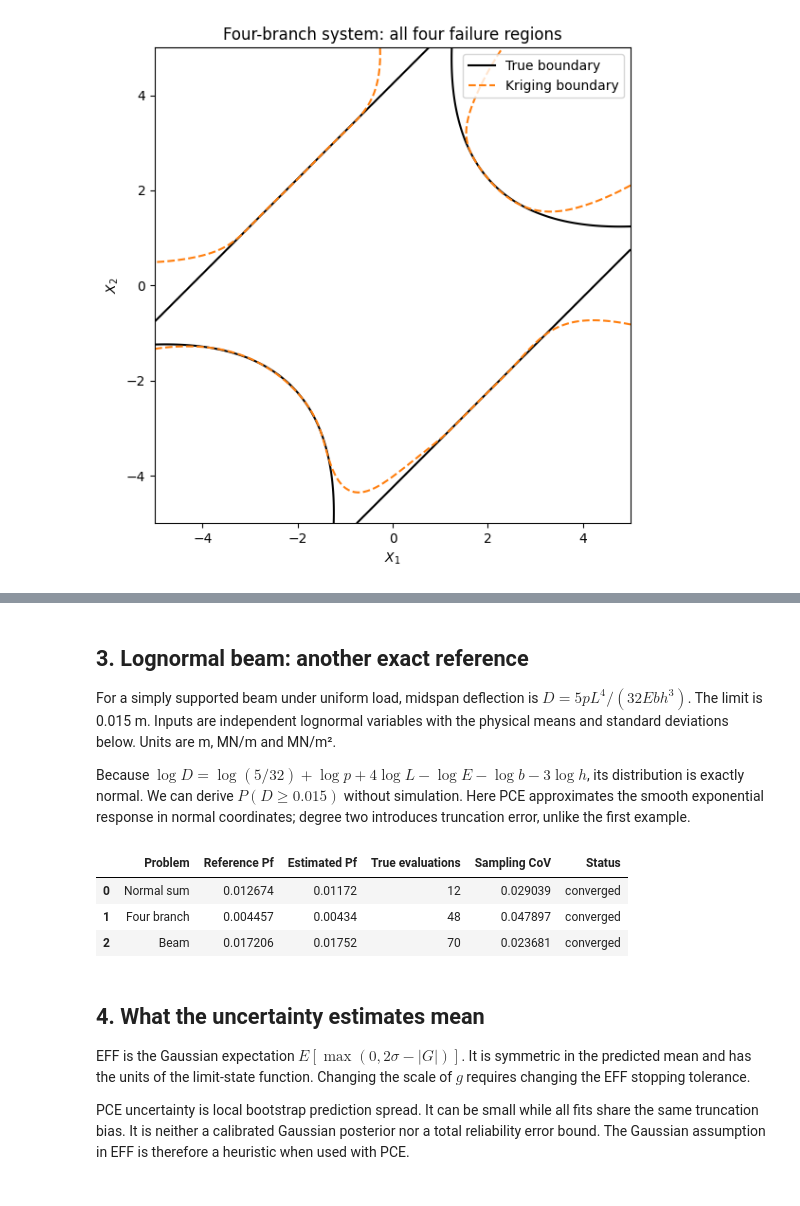
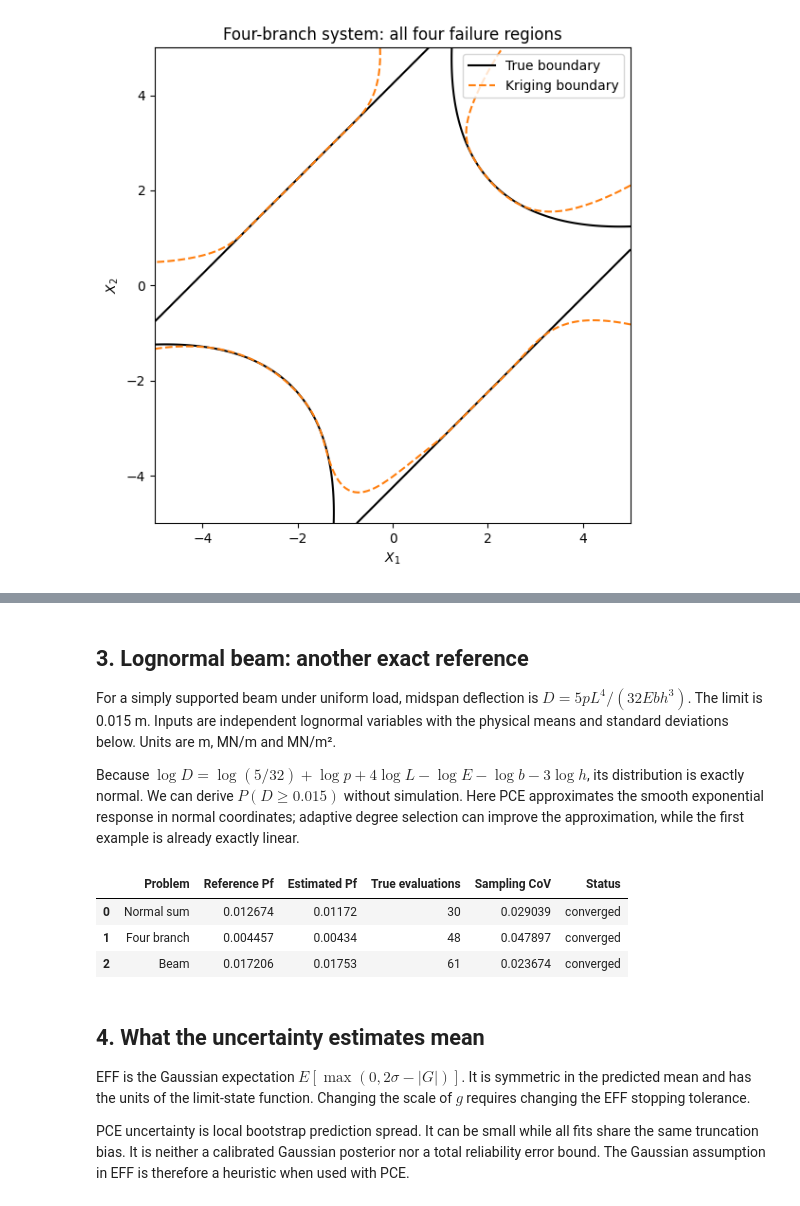
Before and after one commit to pystra/pystra, a Jupyter notebook: docs/source/notebooks/ex_active_learning.ipynb, the cells around one changed output, grey strips where cells are left out. Drawn from its saved outputs; the diff is of its cells as text; code cells hidden in the pictures.

Commit message:
Adapt UQLab sparse PCE selection with direct numerical reference tests

```diff
--- a/docs/source/notebooks/ex_active_learning.ipynb
+++ b/docs/source/notebooks/ex_active_learning.ipynb
@@ -148,7 +269,7 @@ MN/m and MN/m².
 Because $\log D=\log(5/32)+\log p+4\log L-\log E-\log b-3\log h$,
 its distribution is exactly normal. We can derive $P(D\geq0.015)$ without
 simulation. Here PCE approximates the smooth exponential response in normal
-coordinates; degree two introduces truncation error, unlike the first example.
+coordinates; adaptive degree selection can improve the approximation, while the first example is already exactly linear.
 # %%
 names = ("b", "h", "length", "elasticity", "load")
 means = np.array([0.15, 0.3, 5, 30000, 0.01])
@@ -165,37 +286,36 @@ beam_analysis = ActiveLearning(
     stochastic_model=model,
     limit_state=ra.LimitState(
         lambda b, h, length, elasticity, load: 0.015
         - 5 * load * length**4 / (32 * elasticity * b * h**3)
     ),
     surrogate="pce",
-    surrogate_kwargs={"degree": 2},
     seed=7,
     n_candidates=12_000,
 )
 beam_result = beam_analysis.run()
 assert beam_result.converged
 pd.DataFrame(
     [
         {
             "Problem": name,
             "Reference Pf": reference,
             "Estimated Pf": result.failure_probability,
             "True evaluations": result.n_evaluations,
             "Sampling CoV": result.sampling_cov,
             "Status": result.status,
         }
         for name, reference, result in [
             ("Normal sum", normal_reference, normal_result),
             ("Four branch", four_reference, four_result),
             ("Beam", beam_reference, beam_result),
         ]
     ]
 )
 # %% [output]
 |  | Problem | Reference Pf | Estimated Pf | True evaluations | Sampling CoV | Status |
-| 0 | Normal sum | 0.012674 | 0.01172 | 12 | 0.029039 | converged |
+| 0 | Normal sum | 0.012674 | 0.01172 | 30 | 0.029039 | converged |
 | 1 | Four branch | 0.004457 | 0.00434 | 48 | 0.047897 | converged |
-| 2 | Beam | 0.017206 | 0.01752 | 70 | 0.023681 | converged |
+| 2 | Beam | 0.017206 | 0.01753 | 61 | 0.023674 | converged |
 # %% [markdown]
 ## 4. What the uncertainty estimates mean
 
```
Also changed, not shown: parts of 6 cells of this notebook, 15 other files.
